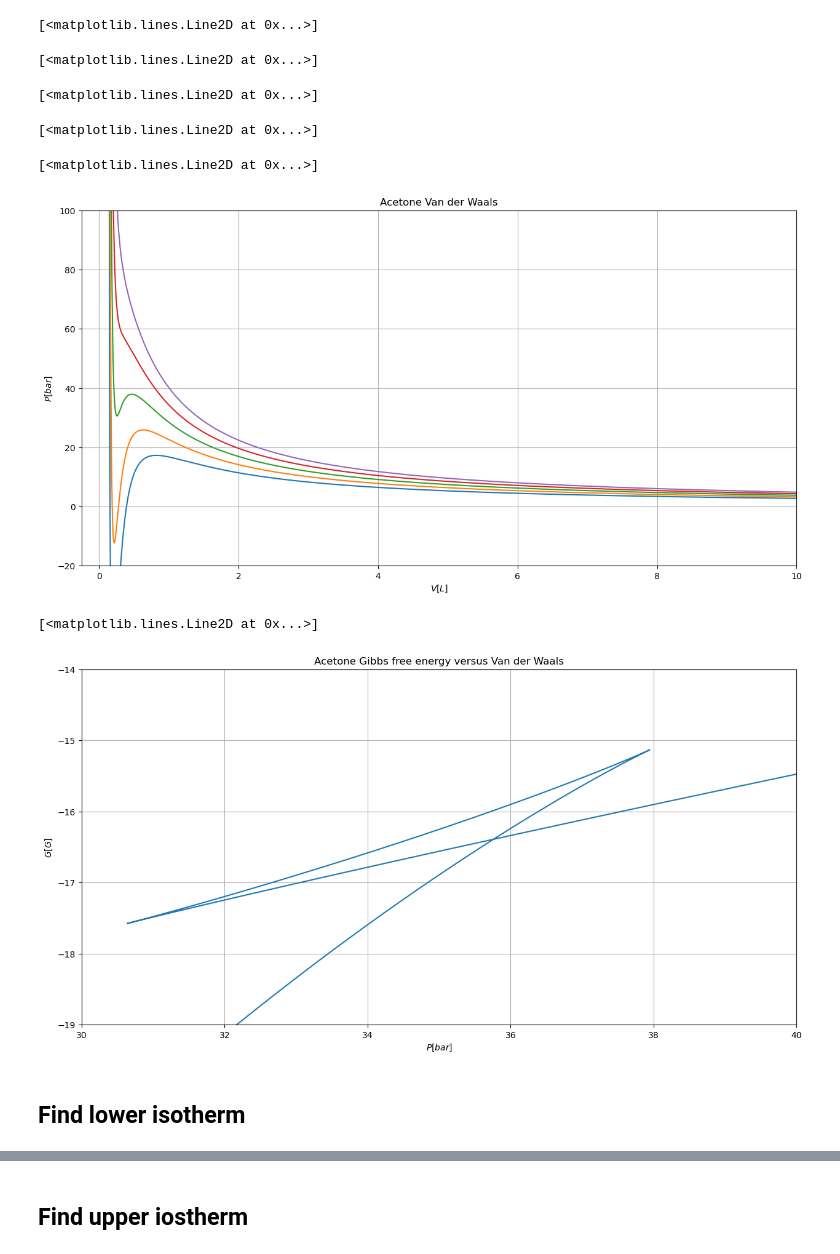
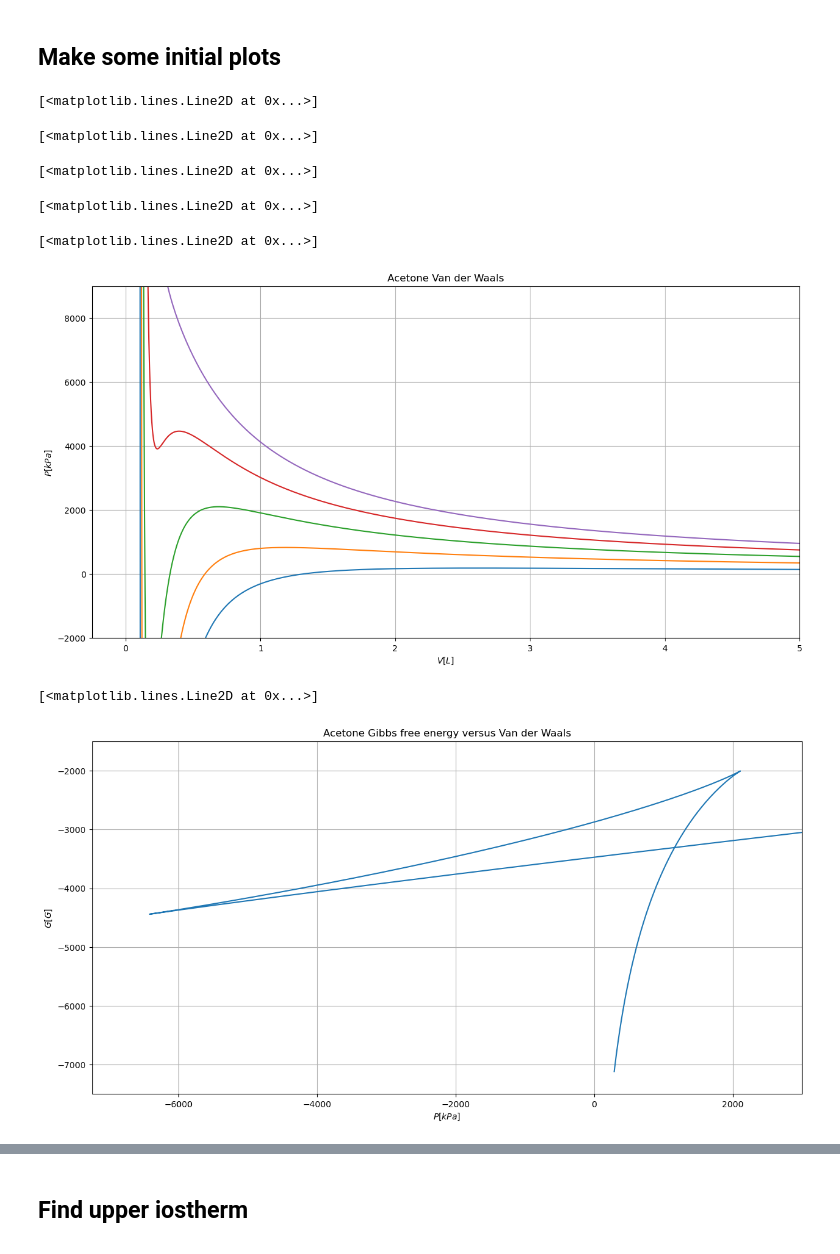
Before and after one commit to knownothingbozo/PHYS-3411, a Jupyter notebook: Van der Waals_integral_search.ipynb, the cells around one changed output, grey strips where cells are left out. Drawn from its saved outputs; the diff is of its cells as text; code cells hidden in the pictures.

Commit message:
update to Van der Waal integral search

```diff
--- a/Van der Waals_integral_search.ipynb
+++ b/Van der Waals_integral_search.ipynb
@@ -11,13 +11,15 @@ from scipy.optimize import root_scalar, minimize_scalar
 from sympy import I
 from IPython.display import display, HTML
+# %% [markdown]
+## Make some initial plots
 # %%
 N = 6.022E23
 k = 1.381E-23
 R = N*k
 n = 1
-T = np.linspace(3.5, 6, 5)
-a = 16.02   #ACETONE
-b = 0.1124
+T = np.linspace(120, 600, 5)
+a = 1409.4   #ACETONE
+b = 0.0994
 
 min = n*b+1E-4
 V = np.linspace(min,10, 25000)
@@ -27,27 +29,25 @@ for i in range(T.size):
     P[i] = P_(V, T[i])
 # %%
 fig = plt.figure(figsize=(15,7.5))
-ax0 = fig.add_subplot(1, 1, 1, xlabel='$V [L]$', ylabel='$P [bar]$', ylim=(-20, 100), xlim=(-0.25, 10), title='Acetone Van der Waals')
+ax0 = fig.add_subplot(1, 1, 1, xlabel='$V [L]$', ylabel='$P [kPa]$', ylim=(-2000, 9000), xlim=(-0.25, 5), title='Acetone Van der Waals')
 ax0.grid()
 for i in range(T.size):
     ax0.plot(V, P[i,:])
 # %% [output]
 [<matplotlib.lines.Line2D at 0x...>]
 [<matplotlib.lines.Line2D at 0x...>]
 [<matplotlib.lines.Line2D at 0x...>]
 [<matplotlib.lines.Line2D at 0x...>]
 [<matplotlib.lines.Line2D at 0x...>]
-[figure, old version]
+[figure, new version]
 # %%
 i = 2
 G = -n*R*T[i]*np.log(V-n*b)+((n**2*R*T[i]*b)/(V-n*b))-((2*a*n**2)/V)
 # %%
 fig = plt.figure(figsize=(15,7.5))
-ax0 = fig.add_subplot(1, 1, 1, xlabel='$P [bar]$', ylabel='$G [G]$', ylim=(-19, -14), xlim=(30, 40), title='Acetone Gibbs free energy versus Van der Waals')
+ax0 = fig.add_subplot(1, 1, 1, xlabel='$P [kPa]$', ylabel='$G [G]$', ylim=(-7500, -1500), xlim=(-7250, 3000), title='Acetone Gibbs free energy versus Van der Waals')
 ax0.grid()
 ax0.plot(P[i], G)
 # %% [output]
 [<matplotlib.lines.Line2D at 0x...>]
-[figure, old version]
+[figure, new version]
-# %% [markdown]
-## Find lower isotherm
```
Also changed, not shown: parts of 29 cells of this notebook.
